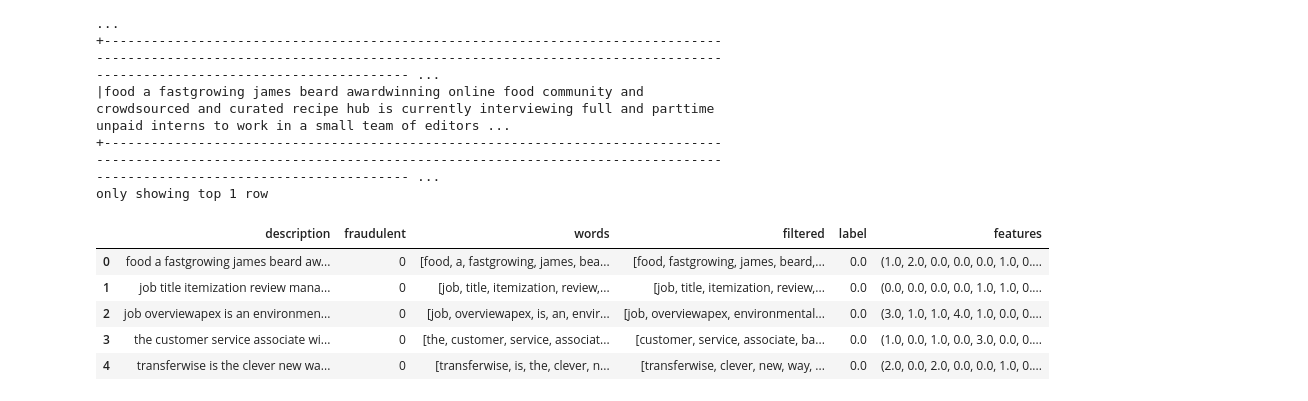
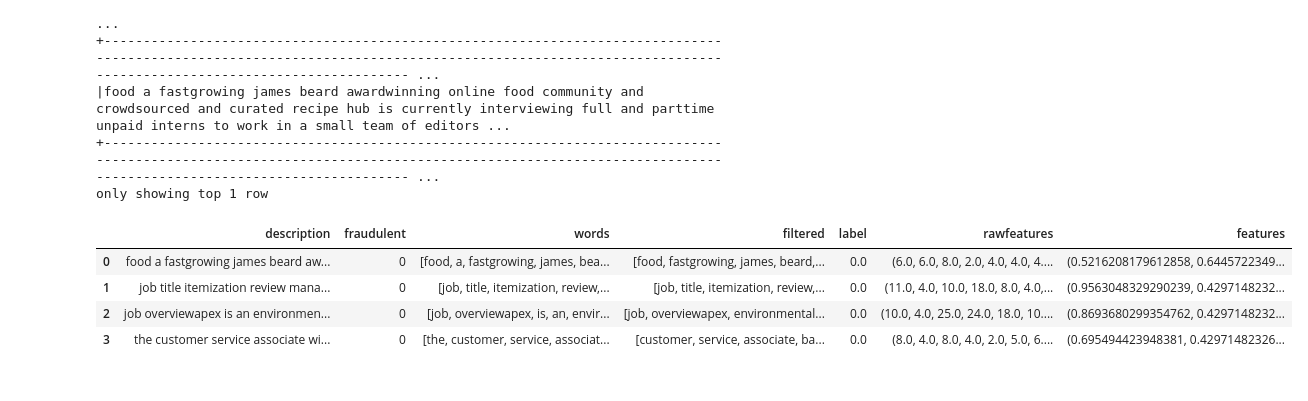
Before and after one commit to marleybacelar/fakejob, a Jupyter notebook: pyspark-fakejob.ipynb, the cells around one changed output. Drawn from its saved outputs; the diff is of its cells as text; code cells hidden in the pictures.

```diff
--- a/pyspark-fakejob.ipynb
+++ b/pyspark-fakejob.ipynb
@@ -202,0 +191,14 @@ W2VfeaturizedData = model.transform(feature_data)
+# %%
+# Hashing TF
+hashingTF = HashingTF(inputCol="filtered", outputCol="rawfeatures", numFeatures=20)
+HTFfeaturizedData = hashingTF.transform(feature_data)
+
+# TF-IDF
+idf = IDF(inputCol="rawfeatures", outputCol="features")
+idfModel = idf.fit(HTFfeaturizedData)
+TFIDFfeaturizedData = idfModel.transform(HTFfeaturizedData)
+TFIDFfeaturizedData.name = 'TFIDFfeaturizedData'
+
+#rename the HTF features to features to be consistent
+HTFfeaturizedData = HTFfeaturizedData.withColumnRenamed("rawfeatures","features")
+HTFfeaturizedData.name = 'HTFfeaturizedData' #We will use later for printing
@@ -203,10 +225,9 @@ W2VfeaturizedData = model.transform(feature_data)
 # %%
-# Display the Count2Vector Dataframe after the transformation
-C2VfeaturizedData.limit(5).toPandas()
+# Shows the Dataframes after the transformation
+TFIDFfeaturizedData.limit(4).toPandas()
 # %% [output]
-|  | description | fraudulent | words | filtered | label | features |
-| 0 | food a fastgrowing james beard aw... | 0 | [food, a, fastgrowing, james, bea... | [food, fastgrowing, james, beard,... | 0.0 | (1.0, 2.0, 0.0, 0.0, 0.0, 1.0, 0.... |
-| 1 | job title itemization review mana... | 0 | [job, title, itemization, review,... | [job, title, itemization, review,... | 0.0 | (0.0, 0.0, 0.0, 0.0, 1.0, 1.0, 0.... |
-| 2 | job overviewapex is an environmen... | 0 | [job, overviewapex, is, an, envir... | [job, overviewapex, environmental... | 0.0 | (3.0, 1.0, 1.0, 4.0, 1.0, 0.0, 0.... |
-| 3 | the customer service associate wi... | 0 | [the, customer, service, associat... | [customer, service, associate, ba... | 0.0 | (1.0, 0.0, 1.0, 0.0, 3.0, 0.0, 0.... |
-| 4 | transferwise is the clever new wa... | 0 | [transferwise, is, the, clever, n... | [transferwise, clever, new, way, ... | 0.0 | (2.0, 0.0, 2.0, 0.0, 0.0, 1.0, 0.... |
+|  | description | fraudulent | words | filtered | label | rawfeatures | features |
+| 0 | food a fastgrowing james beard aw... | 0 | [food, a, fastgrowing, james, bea... | [food, fastgrowing, james, beard,... | 0.0 | (6.0, 6.0, 8.0, 2.0, 4.0, 4.0, 4.... | (0.5216208179612858, 0.6445722349... |
+| 1 | job title itemization review mana... | 0 | [job, title, itemization, review,... | [job, title, itemization, review,... | 0.0 | (11.0, 4.0, 10.0, 18.0, 8.0, 4.0,... | (0.9563048329290239, 0.4297148232... |
+| 2 | job overviewapex is an environmen... | 0 | [job, overviewapex, is, an, envir... | [job, overviewapex, environmental... | 0.0 | (10.0, 4.0, 25.0, 24.0, 18.0, 10.... | (0.8693680299354762, 0.4297148232... |
+| 3 | the customer service associate wi... | 0 | [the, customer, service, associat... | [customer, service, associate, ba... | 0.0 | (8.0, 4.0, 8.0, 4.0, 2.0, 5.0, 6.... | (0.695494423948381, 0.42971482326... |
```
Also changed, not shown: parts of 14 cells of this notebook, 1 other file.
